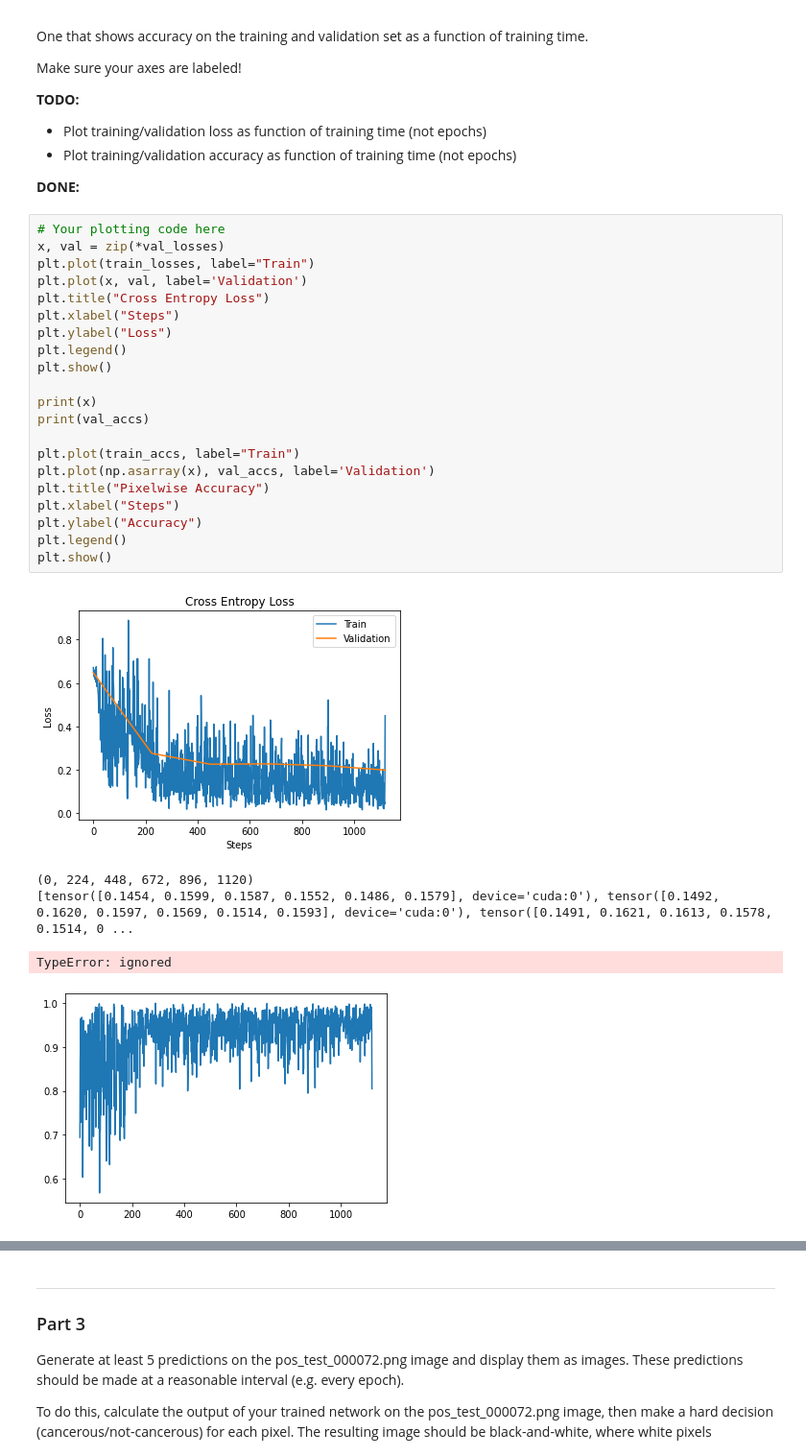
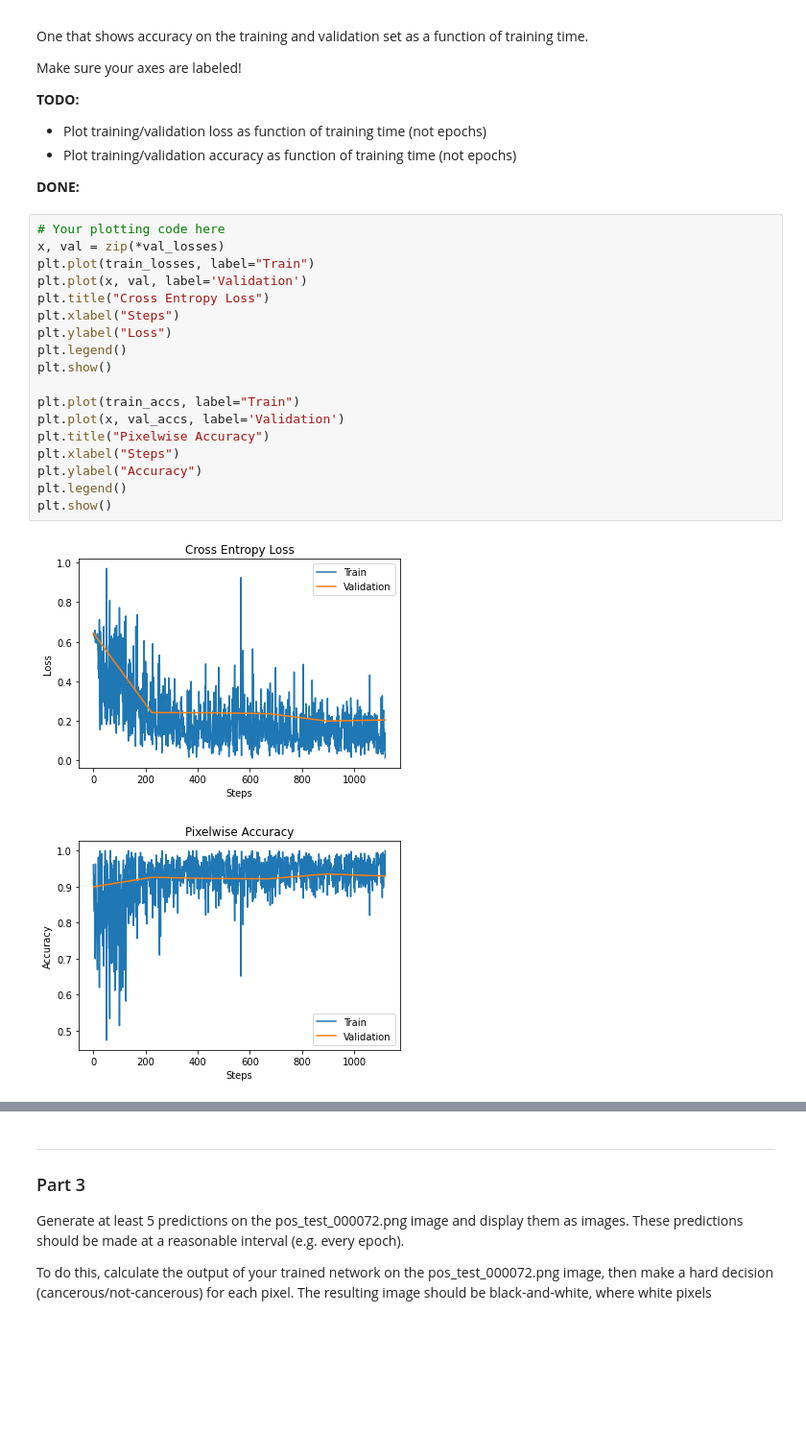
Before and after one commit to joseph-buck/cs474, a Jupyter notebook: lab-notebooks/DL_Lab4_work.ipynb, the cells around one changed output, grey strips where cells are left out. Shown: that part at 96% size. Drawn from its saved outputs; the diff is of its cells as text; blank space fills up the shorter version.

```diff
--- a/lab-notebooks/DL_Lab4_work.ipynb
+++ b/lab-notebooks/DL_Lab4_work.ipynb
@@ -386,30 +393,24 @@ Please generate two plots:
 # %%
 # Your plotting code here
 x, val = zip(*val_losses)
 plt.plot(train_losses, label="Train")
 plt.plot(x, val, label='Validation')
 plt.title("Cross Entropy Loss")
 plt.xlabel("Steps")
 plt.ylabel("Loss")
 plt.legend()
 plt.show()
 
-print(x)
-print(val_accs)
-
 plt.plot(train_accs, label="Train")
-plt.plot(np.asarray(x), val_accs, label='Validation')
+plt.plot(x, val_accs, label='Validation')
 plt.title("Pixelwise Accuracy")
 plt.xlabel("Steps")
 plt.ylabel("Accuracy")
 plt.legend()
 plt.show()
 # %% [output]
-[figure, old version]
+[figure, new version]
-(0, 224, 448, 672, 896, 1120)
-[tensor([0.1454, 0.1599, 0.1587, 0.1552, 0.1486, 0.1579], device='cuda:0'), tensor([0.1492, 0.1620, 0.1597, 0.1569, 0.1514, 0.1593], device='cuda:0'), tensor([0.1491, 0.1621, 0.1613, 0.1578, 0.1514, 0 ...
-TypeError: ignored
-[figure, old version]
+[figure, new version]
 # %% [markdown]
 **NOTE:**
 
```
Also changed, not shown: parts of 5 cells of this notebook.
